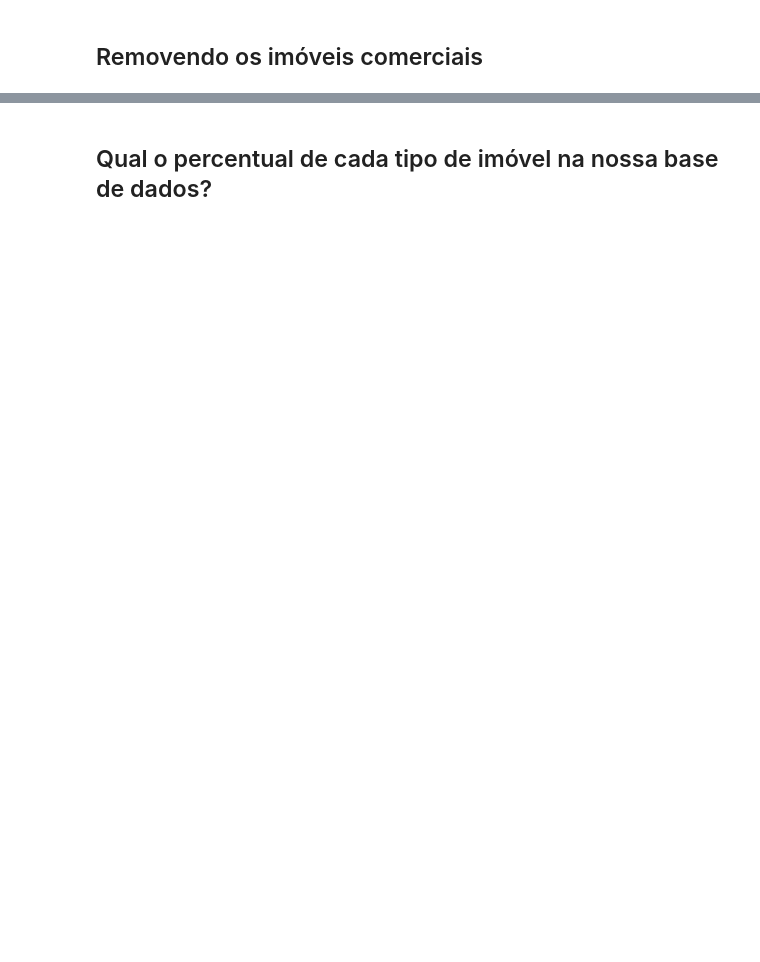
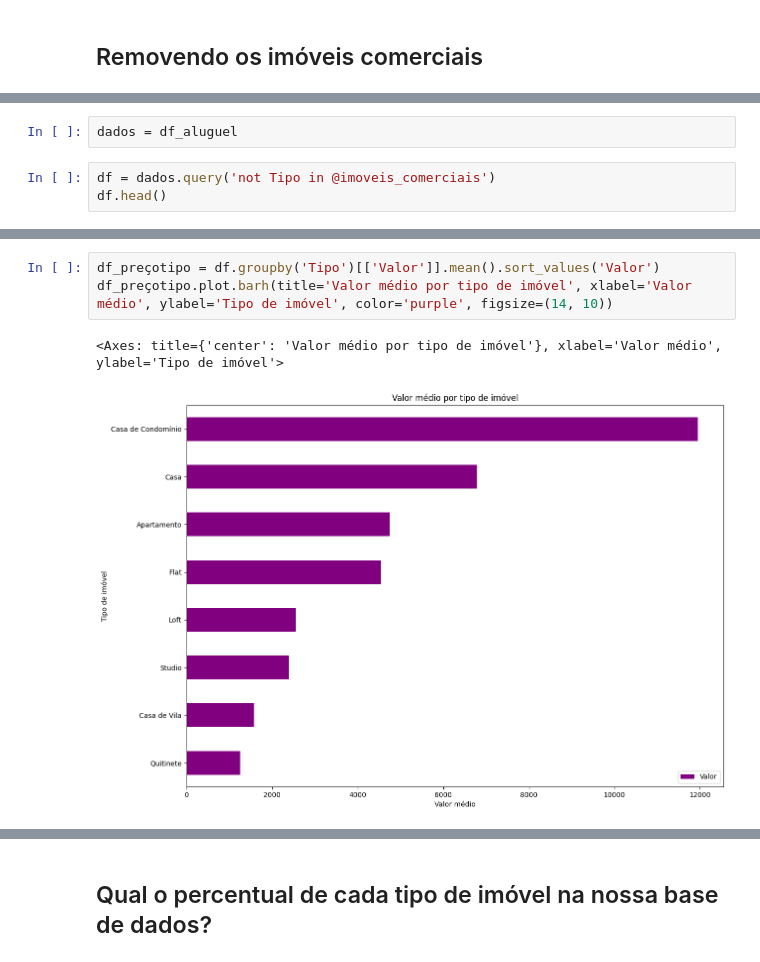
Before and after one commit to JulianoGarciaG/estudos-python, a Jupyter notebook: Pandas/notebook_inicial.ipynb, the cells around one changed output, grey strips where cells are left out. Drawn from its saved outputs; the diff is of its cells as text; blank space fills up the shorter version.

```diff
--- a/Pandas/notebook_inicial.ipynb
+++ b/Pandas/notebook_inicial.ipynb
@@ -103,0 +137,5 @@ memory usage: 2.3 MB
+# %%
+dados = df_aluguel
+# %%
+df = dados.query('not Tipo in @imoveis_comerciais')
+df.head()
@@ -103,0 +157,6 @@ memory usage: 2.3 MB
+# %%
+df_preçotipo = df.groupby('Tipo')[['Valor']].mean().sort_values('Valor')
+df_preçotipo.plot.barh(title='Valor médio por tipo de imóvel', xlabel='Valor médio', ylabel='Tipo de imóvel', color='purple', figsize=(14, 10))
+# %% [output]
+<Axes: title={'center': 'Valor médio por tipo de imóvel'}, xlabel='Valor médio', ylabel='Tipo de imóvel'>
+[figure, added]
```
Also changed, not shown: parts of 9 cells of this notebook, 1 other file.
